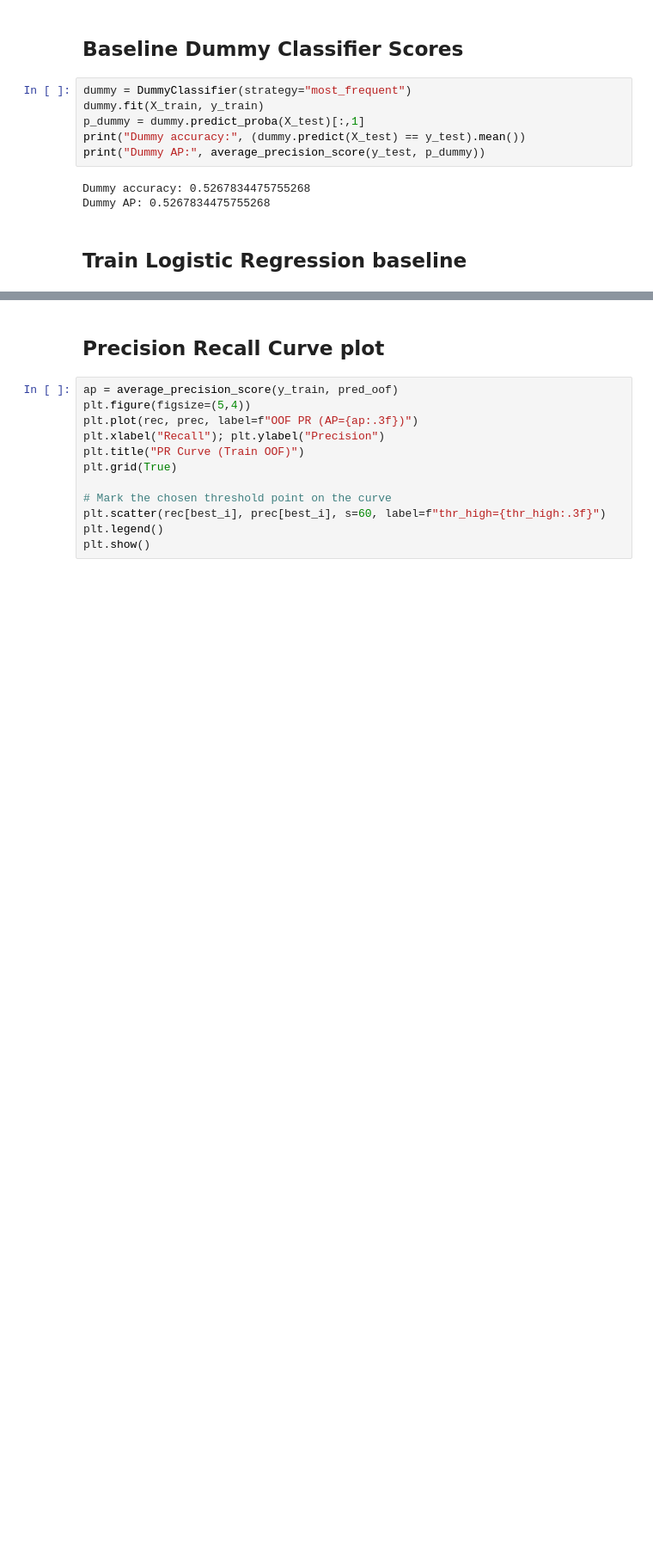
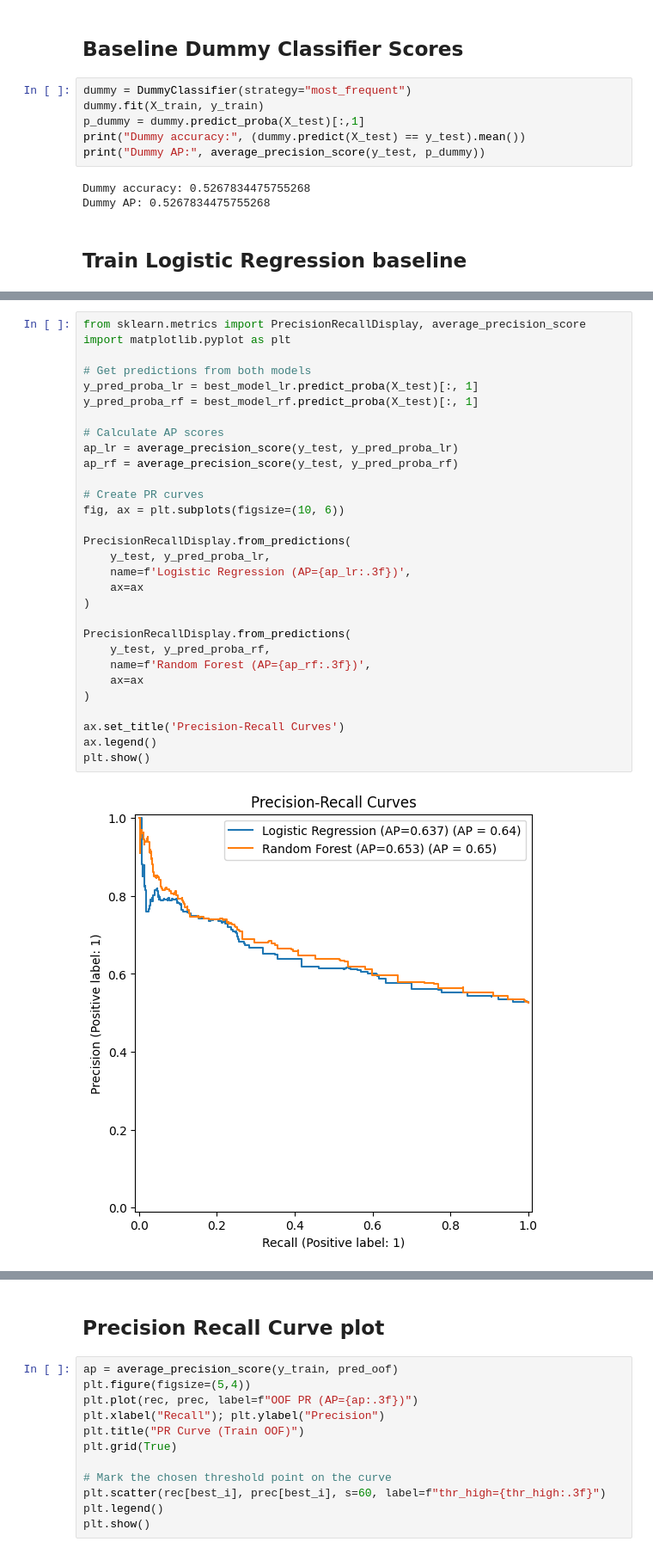
Before and after one commit to paullevental/Course-Load-Risk, a Jupyter notebook: notebooks/01_model_dev.ipynb, the cells around one changed output, grey strips where cells are left out. Shown at 86% size. Cells and saved outputs as stored; diff of their text form; blank space fills up the shorter version.

```diff
--- a/notebooks/01_model_dev.ipynb
+++ b/notebooks/01_model_dev.ipynb
@@ -303,0 +373,32 @@ CV AP (best): 0.6266469638824725
+# %%
+from sklearn.metrics import PrecisionRecallDisplay, average_precision_score
+import matplotlib.pyplot as plt
+
+# Get predictions from both models
+y_pred_proba_lr = best_model_lr.predict_proba(X_test)[:, 1]
+y_pred_proba_rf = best_model_rf.predict_proba(X_test)[:, 1]
+
+# Calculate AP scores
+ap_lr = average_precision_score(y_test, y_pred_proba_lr)
+ap_rf = average_precision_score(y_test, y_pred_proba_rf)
+
+# Create PR curves
+fig, ax = plt.subplots(figsize=(10, 6))
+
+PrecisionRecallDisplay.from_predictions(
+    y_test, y_pred_proba_lr,
+    name=f'Logistic Regression (AP={ap_lr:.3f})',
+    ax=ax
+)
+
+PrecisionRecallDisplay.from_predictions(
+    y_test, y_pred_proba_rf,
+    name=f'Random Forest (AP={ap_rf:.3f})',
+    ax=ax
+)
+
+ax.set_title('Precision-Recall Curves')
+ax.legend()
+plt.show()
+# %% [output]
+[figure, added]
```
Also changed, not shown: parts of 16 cells of this notebook.
